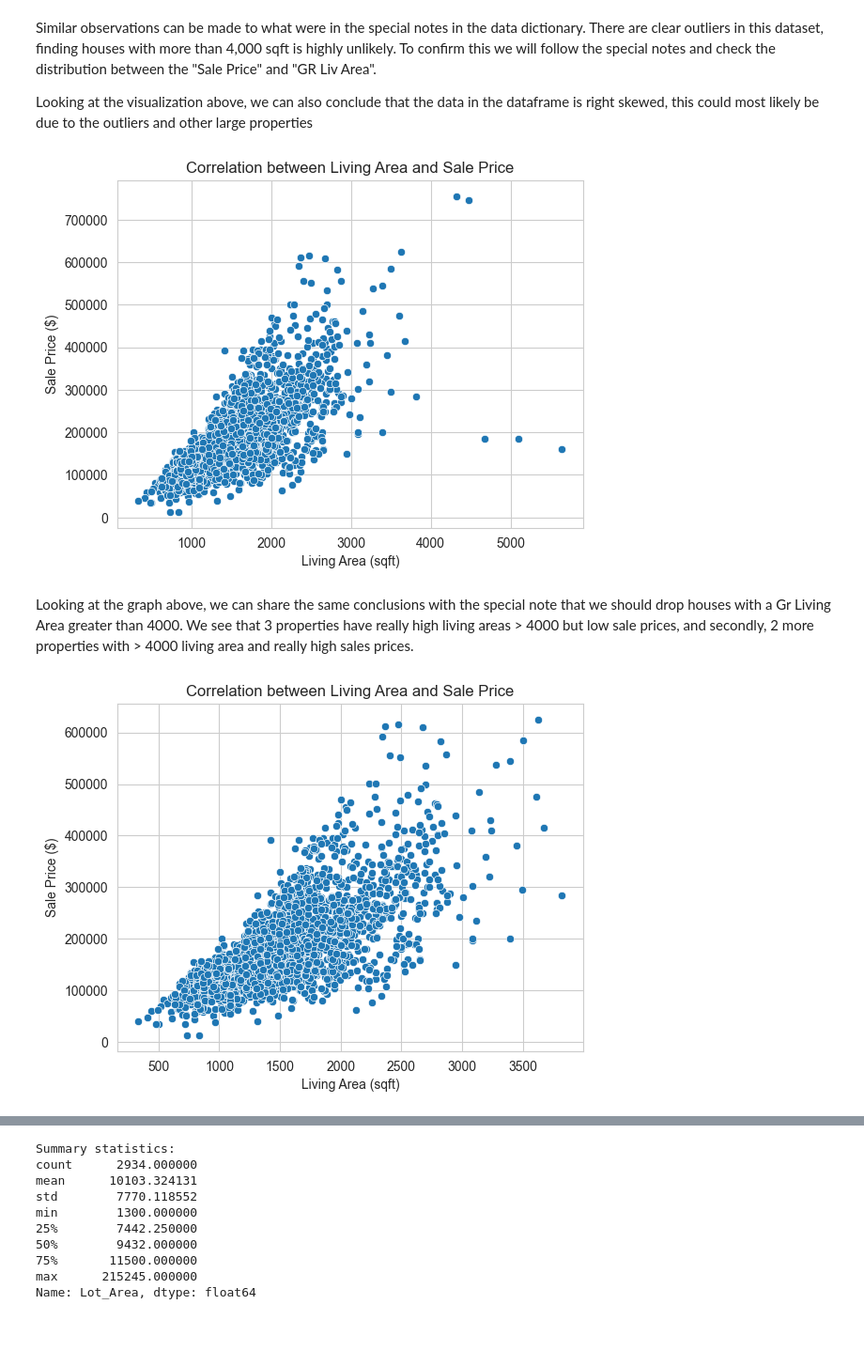
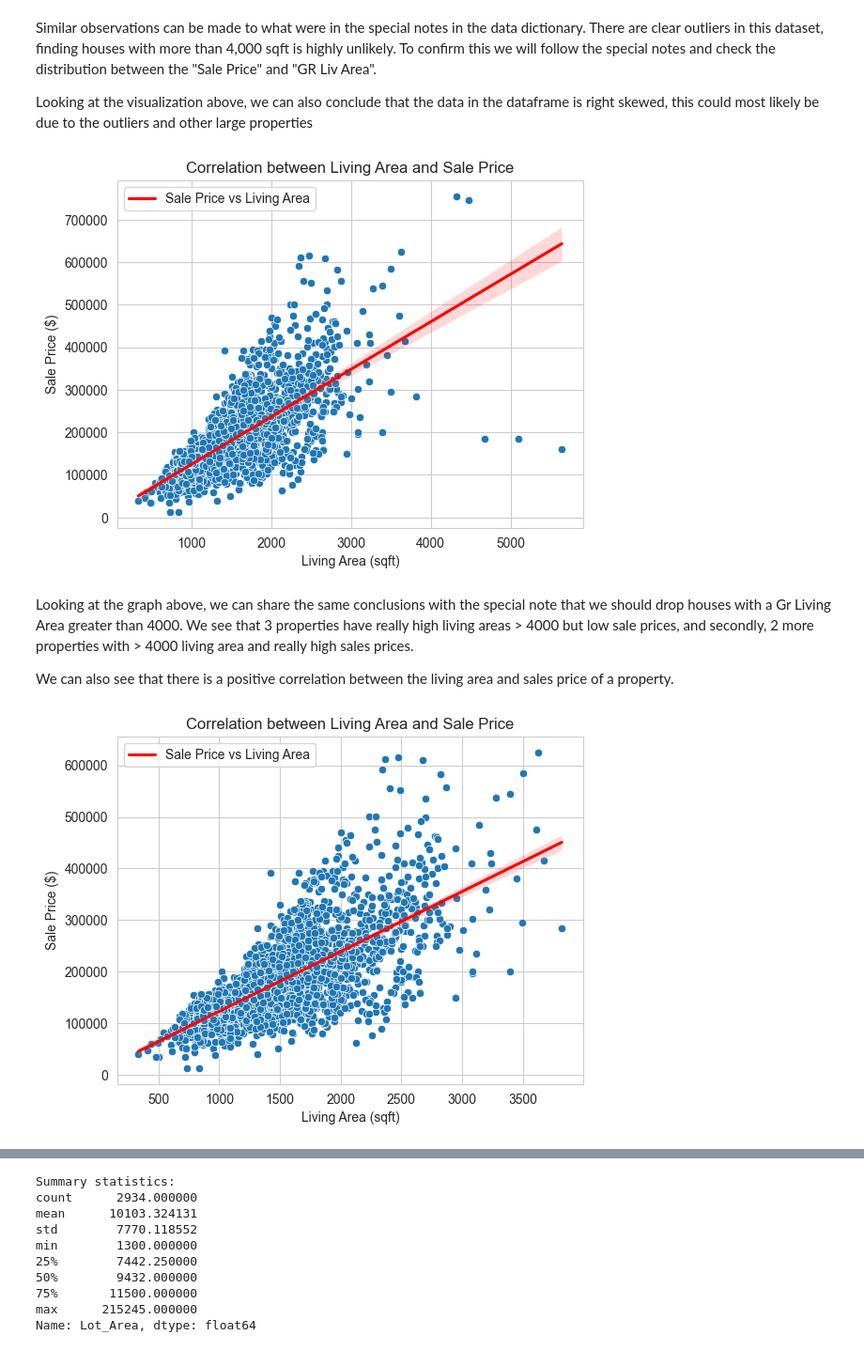
Before and after one commit to rongachoka/House_Prices_Dataset_-coursework-, a Jupyter notebook: index.ipynb, the cells around one changed output, grey strips where cells are left out. Shown at 94% size. Drawn from its saved outputs; the diff is of its cells as text; code cells hidden in the pictures.

```diff
--- a/index.ipynb
+++ b/index.ipynb
@@ -373,20 +392,28 @@ Similar observations can be made to what were in the special notes in the data d
 Looking at the visualization above, we can also conclude that the data in the dataframe is right skewed, this could most likely be due to the outliers and other large properties
 # %%
 sns.scatterplot(data=df, x="Gr_Liv_Area", y="SalePrice")
+sns.regplot(data=df, x="Gr_Liv_Area", y="SalePrice", scatter=False,
+            color="red", label="Sale Price vs Living Area")
 plt.title("Correlation between Living Area and Sale Price")
 plt.xlabel("Living Area (sqft)")
-plt.ylabel("Sale Price ($)");
+plt.ylabel("Sale Price ($)")
+plt.legend();
 # %% [output]
-[figure, old version]
+[figure, new version]
 # %% [markdown]
 Looking at the graph above, we can share the same conclusions with the special note that we should drop houses with a Gr Living Area greater than 4000.
 We see that 3 properties have really high living areas > 4000 but low sale prices, and secondly, 2 more properties with > 4000 living area and really high sales prices.
+
+We can also see that there is a positive correlation between the living area and sales price of a property.
 # %%
 df.drop(df[df["Gr_Liv_Area"]>4000].index, inplace=True)
 # %%
 sns.scatterplot(data=df, x="Gr_Liv_Area", y="SalePrice")
+sns.regplot(data=df, x="Gr_Liv_Area", y="SalePrice", scatter=False,
+            color="red", label="Sale Price vs Living Area")
 plt.title("Correlation between Living Area and Sale Price")
 plt.xlabel("Living Area (sqft)")
-plt.ylabel("Sale Price ($)");
+plt.ylabel("Sale Price ($)")
+plt.legend();
 # %% [output]
-[figure, old version]
+[figure, new version]
```
Also changed, not shown: parts of 64 cells of this notebook.
